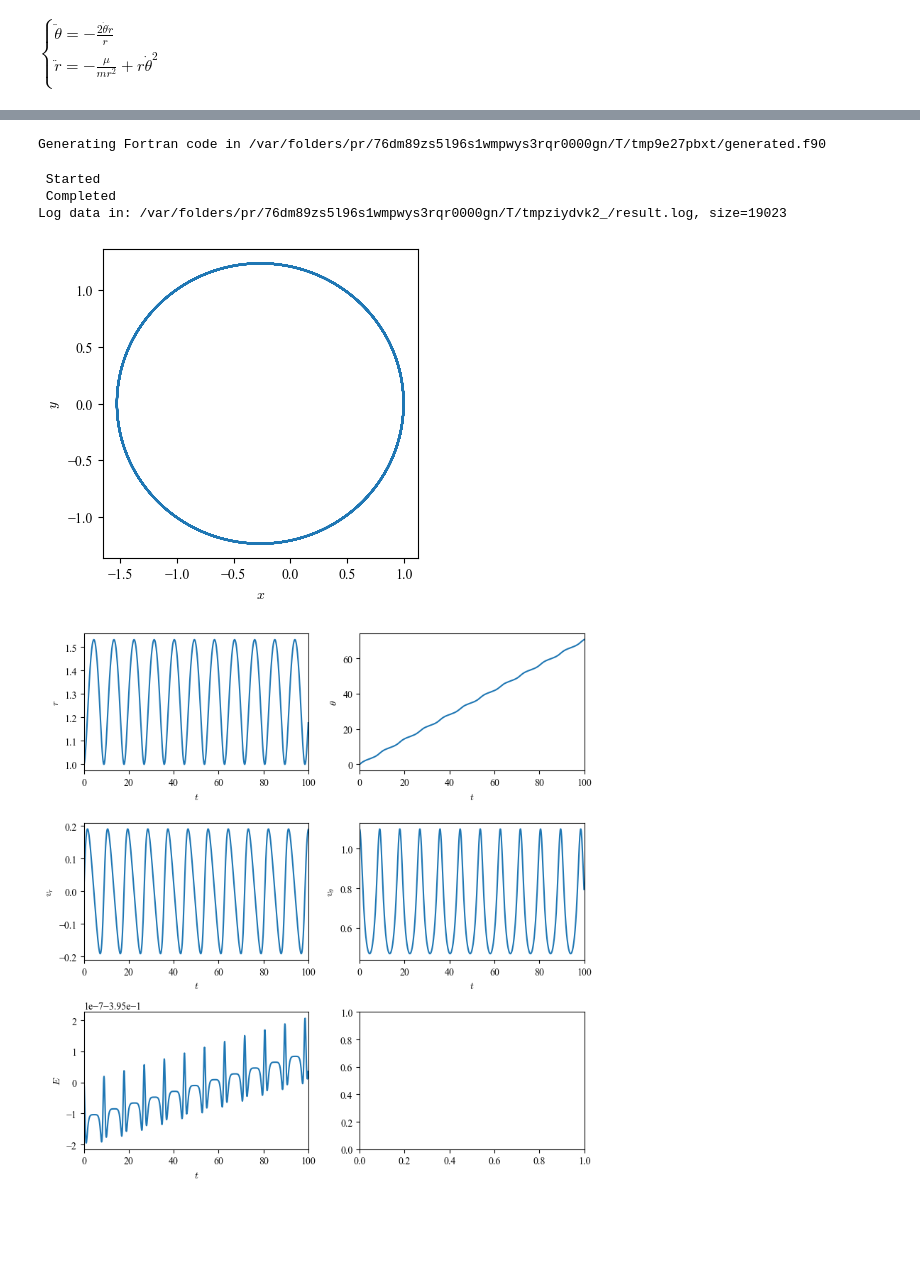
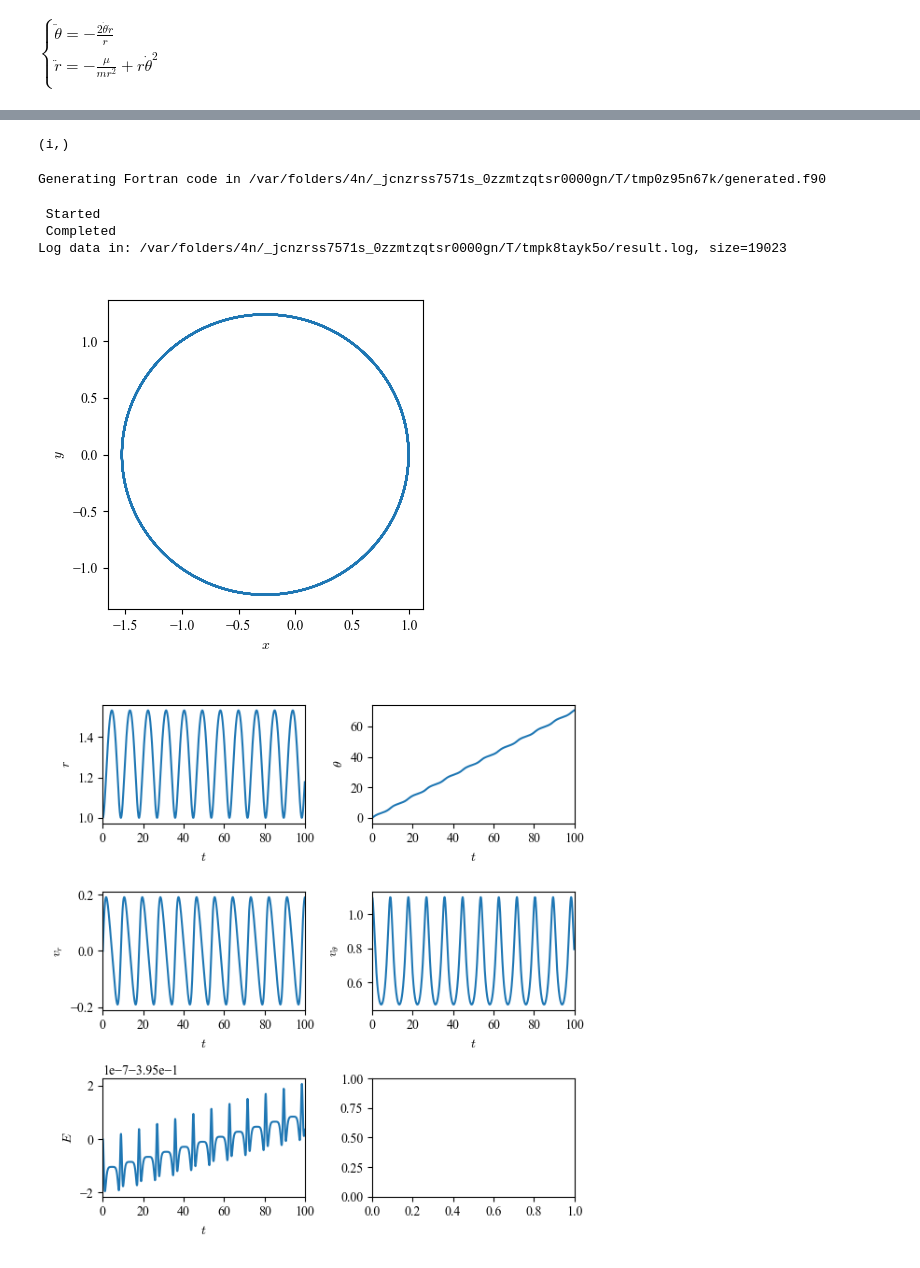
Before and after one commit to yoshimura-lab-mbd/mechanics, a Jupyter notebook: src/examples/kepler.ipynb, the cells around one changed output, grey strips where cells are left out. Drawn from its saved outputs; the diff is of its cells as text; code cells hidden in the pictures; blank space fills up the shorter version.

Commit message:
change: solver context

```diff
--- a/src/examples/kepler.ipynb
+++ b/src/examples/kepler.ipynb
@@ -49,15 +53,21 @@ $\displaystyle \begin{cases}{k_{1, v_{\theta}}}_{i} = - \frac{2 {h} {v_{\theta}}
+# %%
+K[0].indices
+# %% [output]
+(i,)
 # %%
+%autoreload
 with Solver() as solver:
     solver.constants(mu, m, h, T)
     solver.variables(*X, *K, index=(i, 0, T/h))
     solver.functions('x', 'y', 'E', index=(i, 0, T/h))
     solver.inputs(*(x[0] for x in X))
-    with solver.steps(i, 0, T/h) as step:
-        step.solve_explicit(rk4_step)
-        step.calculate({'x': d(x), 'y': d(y), 'E': d(E)}, i)
+    with solver.steps(i, 0, T/h):
+        solver.explicit(rk4_step)
+        solver.calculate({'x': d(x), 'y': d(y), 'E': d(E)}, i)
 # %% [output]
-Generating Fortran code in /var/folders/pr/76dm89zs5l96s1wmpwys3rqr0000gn/T/tmp9e27pbxt/generated.f90
+Generating Fortran code in /var/folders/4n/_jcnzrss7571s_0zzmtzqtsr0000gn/T/tmp0z95n67k/generated.f90
 # %%
+%autoreload
 _ = solver.run({
     mu: 1.0, m: 1.0,
     h: 0.1, T: 100.0,
@@ -67,30 +77,30 @@ _ = solver.run({
 # %% [output]
  Started
  Completed
-Log data in: /var/folders/pr/76dm89zs5l96s1wmpwys3rqr0000gn/T/tmpziydvk2_/result.log, size=19023
+Log data in: /var/folders/4n/_jcnzrss7571s_0zzmtzqtsr0000gn/T/tmpk8tayk5o/result.log, size=19023
 # %%
 import matplotlib.pyplot as plt
 import numpy as np
 
 plt.rcParams['font.family'] = 'Times New Roman'
 plt.rcParams['mathtext.fontset'] = 'cm'
 
 t = np.arange(0, _[T], _[h])
 
 fig, ax = plt.subplots(1, 1, figsize=(4, 4), tight_layout=True)
 ax.plot(_['x'], _['y'])
 ax.set_xlabel('$x$')
 ax.set_ylabel('$y$')
 ax.set_aspect('equal')
 
-fig, axes = plt.subplots(3, 2, figsize=(8, 8), tight_layout=True)
+fig, axes = plt.subplots(3, 2, figsize=(6, 6), tight_layout=True)
 variables = [r, theta, v_r, v_theta, 'E']
 for ax, var in zip(axes.flatten(), variables):
     name = getattr(var, 'name', var)
     ax.plot(t, _[var][:-1])
     ax.set_xlabel('$t$')
     ax.set_ylabel(f'${name}$')
     ax.set_xlim(0, _[T])
 # %% [output]
-[figure, old version]
+[figure, new version]
-[figure, old version]
+[figure, new version]
```
Also changed, not shown: parts of 1 cell of this notebook, 7 other files.
